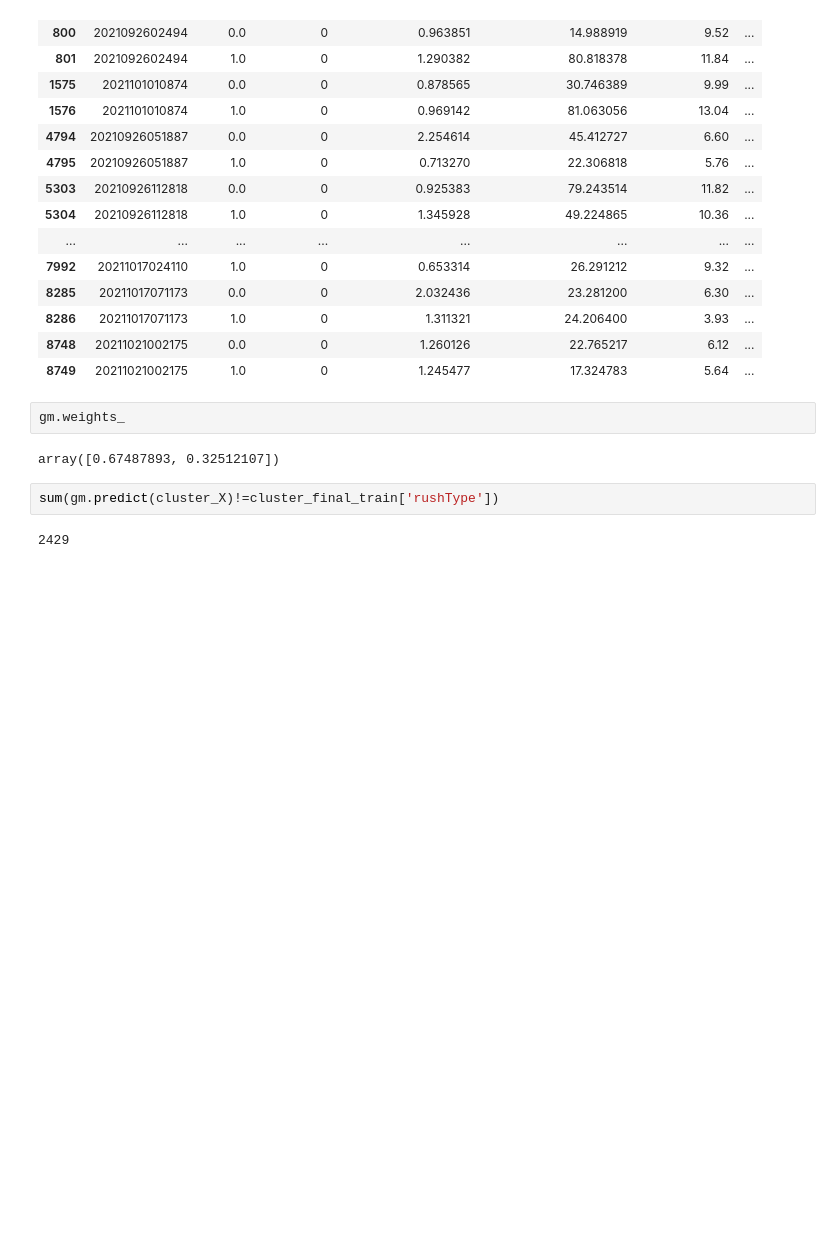
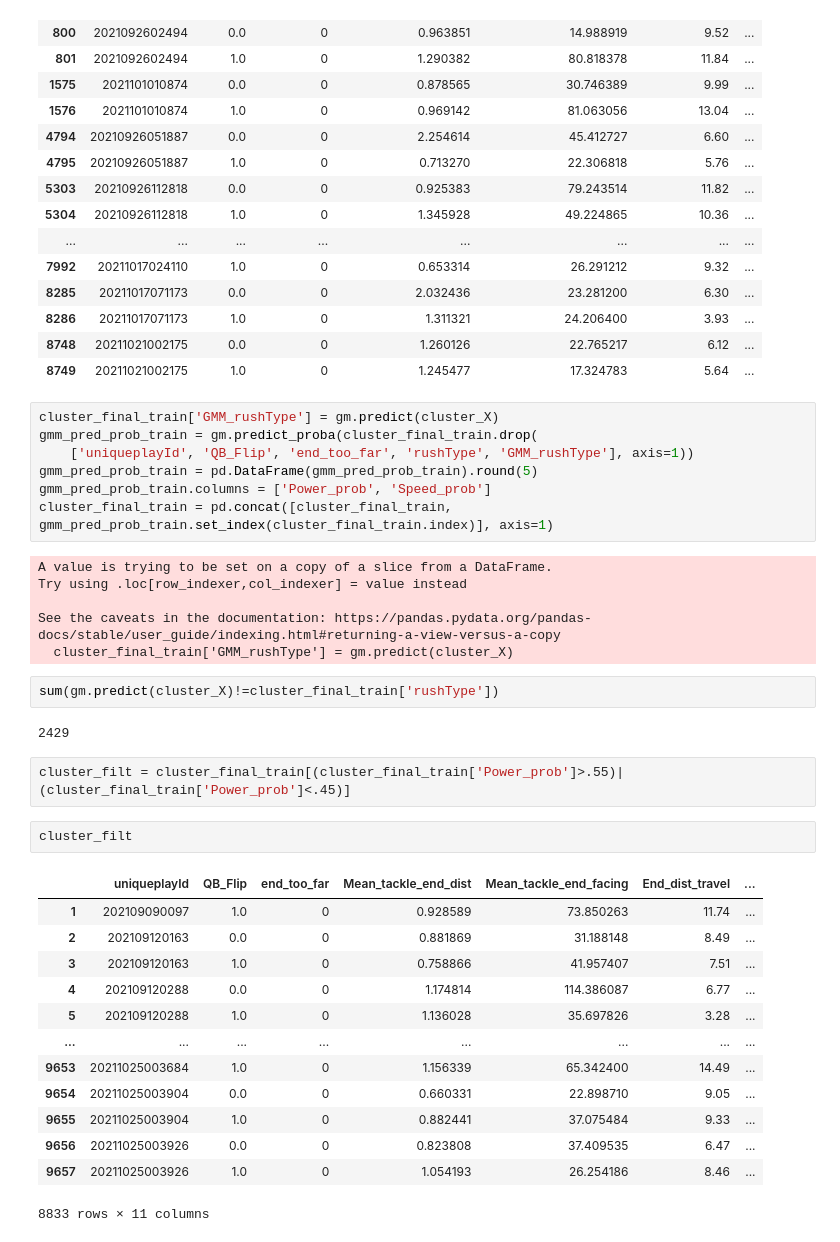
Before and after one commit to cnickol26/BigDataBowl2023, a Jupyter notebook: RushTypeModeling.ipynb, the cells around one changed output. Cells and saved outputs as stored; diff of their text form; blank space fills up the shorter version.

Commit message:
Add clustered data

```diff
--- a/RushTypeModeling.ipynb
+++ b/RushTypeModeling.ipynb
@@ -386,11 +386,38 @@ pd.concat([cluster_final_test, gmm_pred_prob.set_index(cluster_final_test.index)
 | 8286 | 20211017071173 | 1.0 | 0 | 1.311321 | 24.206400 | 3.93 | ... |
 | 8748 | 20211021002175 | 0.0 | 0 | 1.260126 | 22.765217 | 6.12 | ... |
 | 8749 | 20211021002175 | 1.0 | 0 | 1.245477 | 17.324783 | 5.64 | ... |
-# %%
-gm.weights_
-# %% [output]
-array([0.67487893, 0.32512107])
+# %%
+cluster_final_train['GMM_rushType'] = gm.predict(cluster_X)
+gmm_pred_prob_train = gm.predict_proba(cluster_final_train.drop(
+    ['uniqueplayId', 'QB_Flip', 'end_too_far', 'rushType', 'GMM_rushType'], axis=1))
+gmm_pred_prob_train = pd.DataFrame(gmm_pred_prob_train).round(5)
+gmm_pred_prob_train.columns = ['Power_prob', 'Speed_prob']
+cluster_final_train = pd.concat([cluster_final_train, gmm_pred_prob_train.set_index(cluster_final_train.index)], axis=1)
+# %% [output]
+A value is trying to be set on a copy of a slice from a DataFrame.
+Try using .loc[row_indexer,col_indexer] = value instead
+
+See the caveats in the documentation: https://pandas.pydata.org/pandas-docs/stable/user_guide/indexing.html#returning-a-view-versus-a-copy
+  cluster_final_train['GMM_rushType'] = gm.predict(cluster_X)
 # %%
 sum(gm.predict(cluster_X)!=cluster_final_train['rushType'])
 # %% [output]
 2429
+# %%
+cluster_filt = cluster_final_train[(cluster_final_train['Power_prob']>.55)|(cluster_final_train['Power_prob']<.45)]
+# %%
+cluster_filt
+# %% [output]
+|  | uniqueplayId | QB_Flip | end_too_far | Mean_tackle_end_dist | Mean_tackle_end_facing | End_dist_travel | ... |
+| 1 | 202109090097 | 1.0 | 0 | 0.928589 | 73.850263 | 11.74 | ... |
+| 2 | 202109120163 | 0.0 | 0 | 0.881869 | 31.188148 | 8.49 | ... |
+| 3 | 202109120163 | 1.0 | 0 | 0.758866 | 41.957407 | 7.51 | ... |
+| 4 | 202109120288 | 0.0 | 0 | 1.174814 | 114.386087 | 6.77 | ... |
+| 5 | 202109120288 | 1.0 | 0 | 1.136028 | 35.697826 | 3.28 | ... |
+| ... | ... | ... | ... | ... | ... | ... | ... |
+| 9653 | 20211025003684 | 1.0 | 0 | 1.156339 | 65.342400 | 14.49 | ... |
+| 9654 | 20211025003904 | 0.0 | 0 | 0.660331 | 22.898710 | 9.05 | ... |
+| 9655 | 20211025003904 | 1.0 | 0 | 0.882441 | 37.075484 | 9.33 | ... |
+| 9656 | 20211025003926 | 0.0 | 0 | 0.823808 | 37.409535 | 6.47 | ... |
+| 9657 | 20211025003926 | 1.0 | 0 | 1.054193 | 26.254186 | 8.46 | ... |
+8833 rows × 11 columns
```
Also changed, not shown: parts of 9 cells of this notebook, 2 other files.
